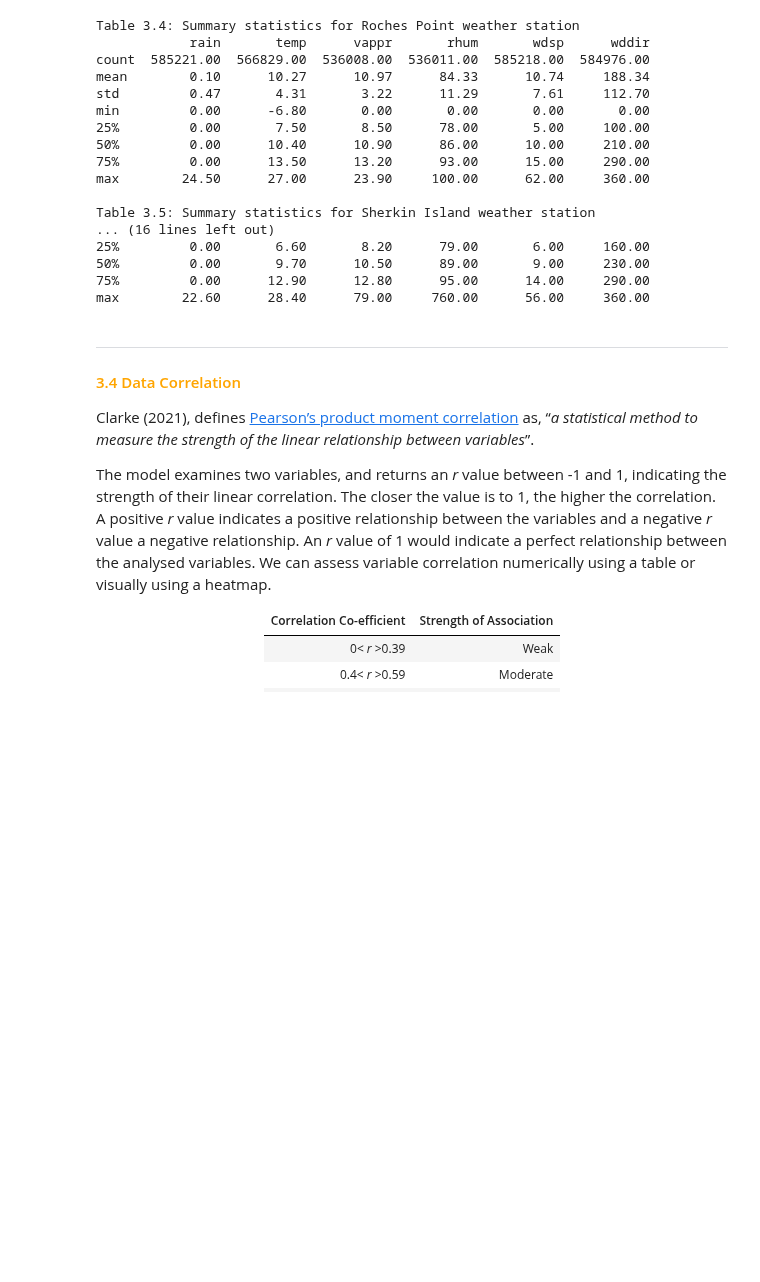
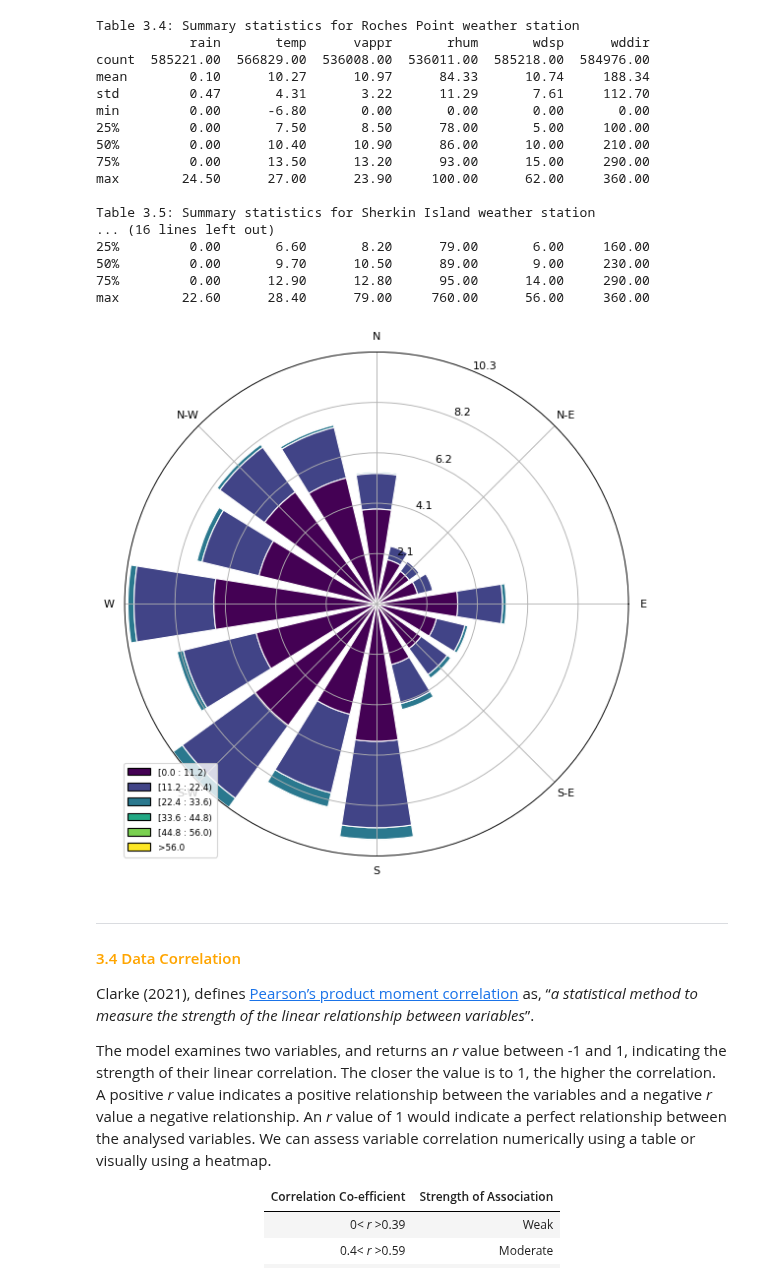
Before and after one commit to Laura6826/PFDA-project, a Jupyter notebook: wind_project.ipynb, the cells around one changed output. Drawn from its saved outputs; the diff is of its cells as text; code cells hidden in the pictures; blank space fills up the shorter version.

```diff
--- a/wind_project.ipynb
+++ b/wind_project.ipynb
@@ -745,24 +767,28 @@ max        22.60      28.40      79.00     760.00      56.00     360.00
 # %%
 import matplotlib.pyplot as plt
 from windrose import WindroseAxes
 import pandas as pd
 
-def create_wind_rose(dfrp):
+def create_wind_rose(dfca):
     # Read the data
     # Extract wind speed and direction
-    wind_speed = dfrp['wdsp']
-    wind_direction = dfrp['wddir']
+    wind_speed = dfca['wdsp']
+    wind_direction = dfca['wddir']
 
     # Create a wind rose plot
     ax = WindroseAxes.from_ax()
     ax.bar(wind_direction, wind_speed, normed=True, opening=0.8, edgecolor='white')
     ax.set_legend()
 
     # Save the plot to a file
     plt.savefig('images/wind_rose.png')
 
     # Show the plot
     plt.show()
+
+create_wind_rose(dfca)
+# %% [output]
+[figure, added]
 # %% [markdown]
 ***
 #### <span style="color:orange"> 3.4    Data Correlation <span>
```
Also changed, not shown: parts of 18 cells of this notebook, 1 other file.
